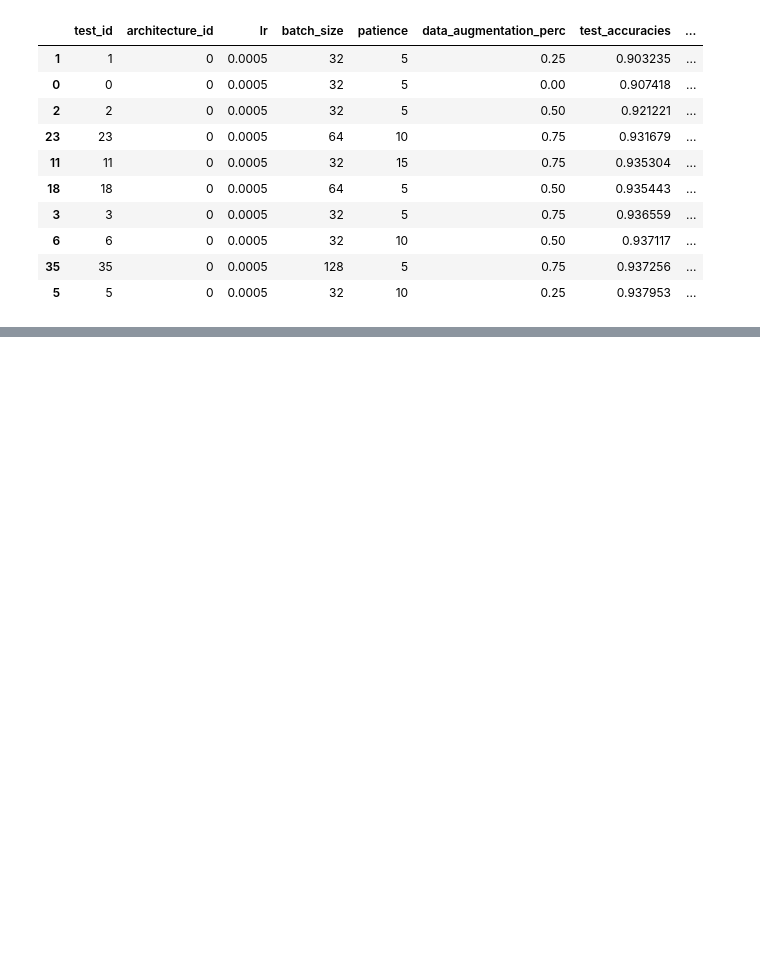
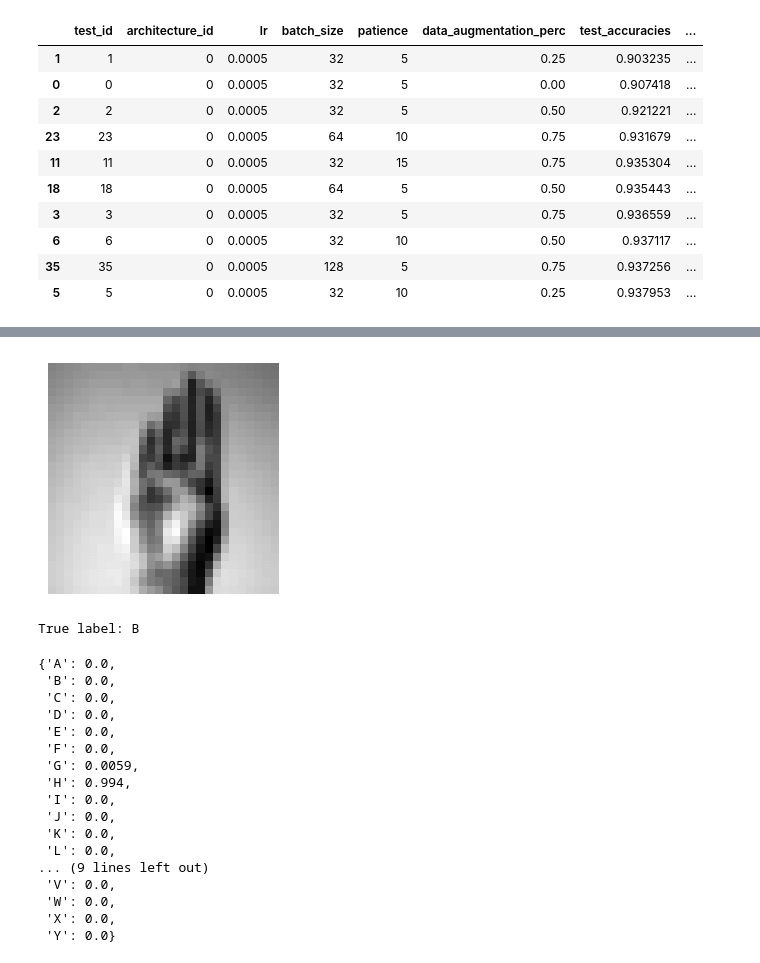
Before and after one commit to Lotto98/Sign-Language-MNIST, a Jupyter notebook: src/LeNet5.ipynb, the cells around one changed output, grey strips where cells are left out. Saved outputs shown, nothing was run; the diff lists cells and outputs as text; code cells hidden in the pictures; blank space fills up the shorter version.

```diff
--- a/src/LeNet5.ipynb
+++ b/src/LeNet5.ipynb
@@ -109,0 +70,23 @@ LeNet5_test_1
+# %%
+image, response = sample_image(index = 10)
+best_model.predict(image)
+# %% [output]
+[figure, added]
+True label: B
+{'A': 0.0,
+ 'B': 0.0,
+ 'C': 0.0,
+ 'D': 0.0,
+ 'E': 0.0,
+ 'F': 0.0,
+ 'G': 0.0059,
+ 'H': 0.994,
+ 'I': 0.0,
+ 'J': 0.0,
+ 'K': 0.0,
+ 'L': 0.0,
+... (9 lines left out)
+ 'V': 0.0,
+ 'W': 0.0,
+ 'X': 0.0,
+ 'Y': 0.0}
```
Also changed, not shown: parts of 7 cells of this notebook, 4 other files.
